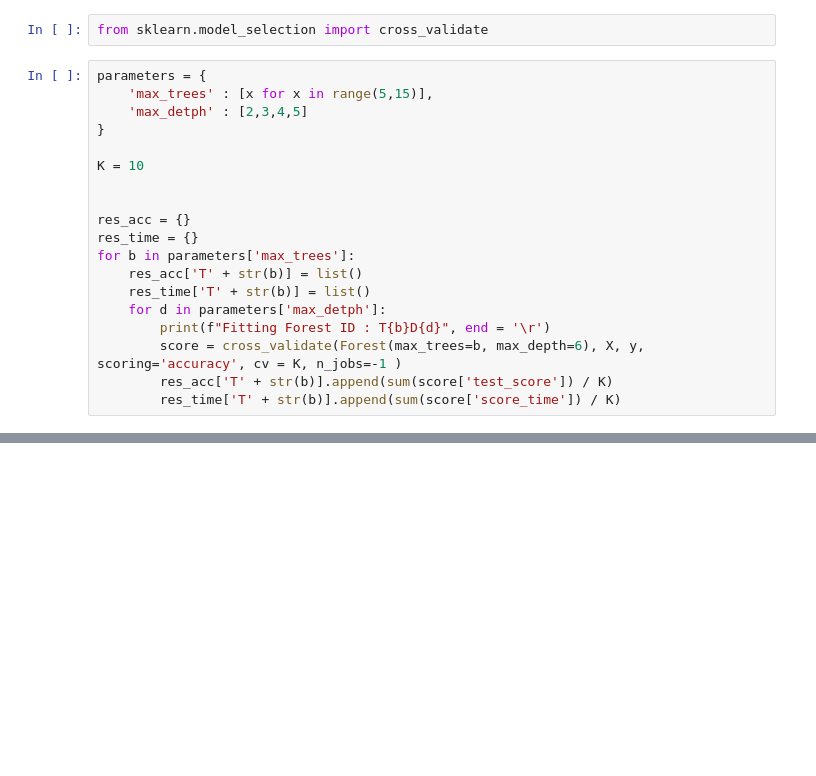
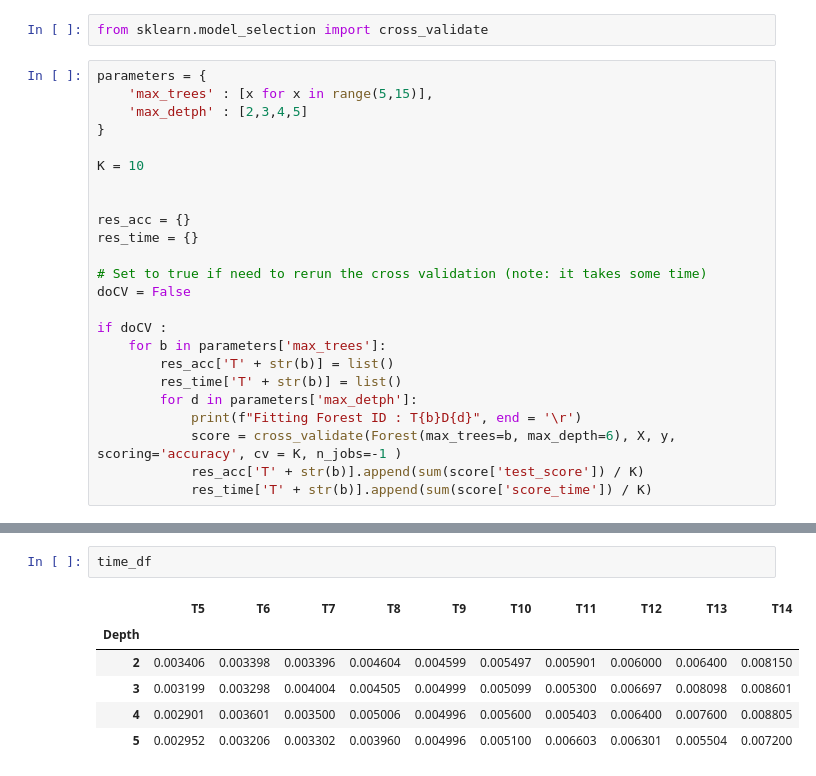
Before and after one commit to Benjamin-Barda/spotyCARLO, a Jupyter notebook: decisionTree.ipynb, the cells around one changed output, grey strips where cells are left out. Saved outputs shown, nothing was run; the diff lists cells and outputs as text; blank space fills up the shorter version.

```diff
--- a/decisionTree.ipynb
+++ b/decisionTree.ipynb
@@ -126,11 +126,16 @@ K = 10
 
 res_acc = {}
 res_time = {}
-for b in parameters['max_trees']:
-    res_acc['T' + str(b)] = list()
-    res_time['T' + str(b)] = list()
-    for d in parameters['max_detph']:
-        print(f"Fitting Forest ID : T{b}D{d}", end = '\r')
-        score = cross_validate(Forest(max_trees=b, max_depth=6), X, y, scoring='accuracy', cv = K, n_jobs=-1 )
-        res_acc['T' + str(b)].append(sum(score['test_score']) / K)
-        res_time['T' + str(b)].append(sum(score['score_time']) / K)
+
+# Set to true if need to rerun the cross validation (note: it takes some time)
+doCV = False
+
+if doCV :
+    for b in parameters['max_trees']:
+        res_acc['T' + str(b)] = list()
+        res_time['T' + str(b)] = list()
+        for d in parameters['max_detph']:
+            print(f"Fitting Forest ID : T{b}D{d}", end = '\r')
+            score = cross_validate(Forest(max_trees=b, max_depth=6), X, y, scoring='accuracy', cv = K, n_jobs=-1 )
+            res_acc['T' + str(b)].append(sum(score['test_score']) / K)
+            res_time['T' + str(b)].append(sum(score['score_time']) / K)
@@ -186,0 +156,9 @@ time_df = pd.concat([pd.Series(parameters['max_detph'], name = 'Depth'),time_df]
+# %%
+time_df
+# %% [output]
+|  | T5 | T6 | T7 | T8 | T9 | T10 | T11 | T12 | T13 | T14 |
+| Depth |  |  |  |  |  |  |  |  |  |  |
+| 2 | 0.003406 | 0.003398 | 0.003396 | 0.004604 | 0.004599 | 0.005497 | 0.005901 | 0.006000 | 0.006400 | 0.008150 |
+| 3 | 0.003199 | 0.003298 | 0.004004 | 0.004505 | 0.004999 | 0.005099 | 0.005300 | 0.006697 | 0.008098 | 0.008601 |
+| 4 | 0.002901 | 0.003601 | 0.003500 | 0.005006 | 0.004996 | 0.005600 | 0.005403 | 0.006400 | 0.007600 | 0.008805 |
+| 5 | 0.002952 | 0.003206 | 0.003302 | 0.003960 | 0.004996 | 0.005100 | 0.006603 | 0.006301 | 0.005504 | 0.007200 |
```
Also changed, not shown: parts of 7 cells of this notebook, 4 other files.
